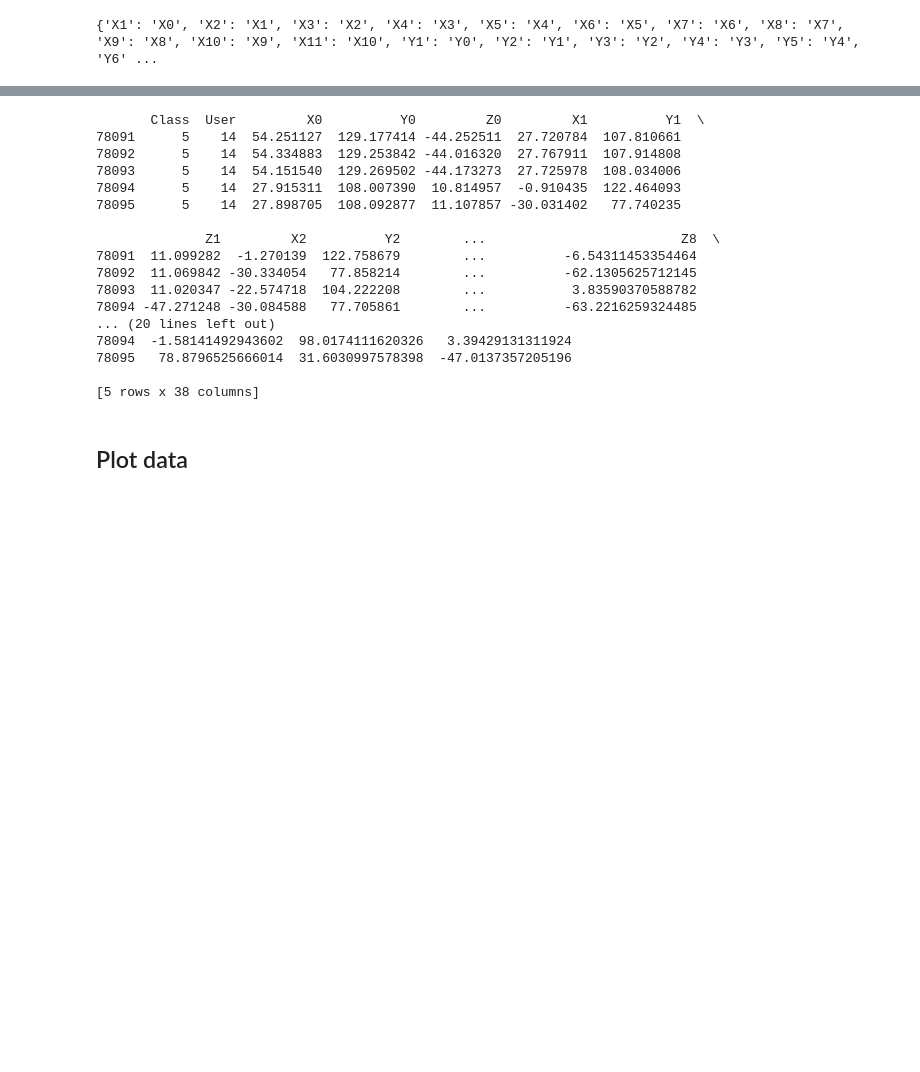
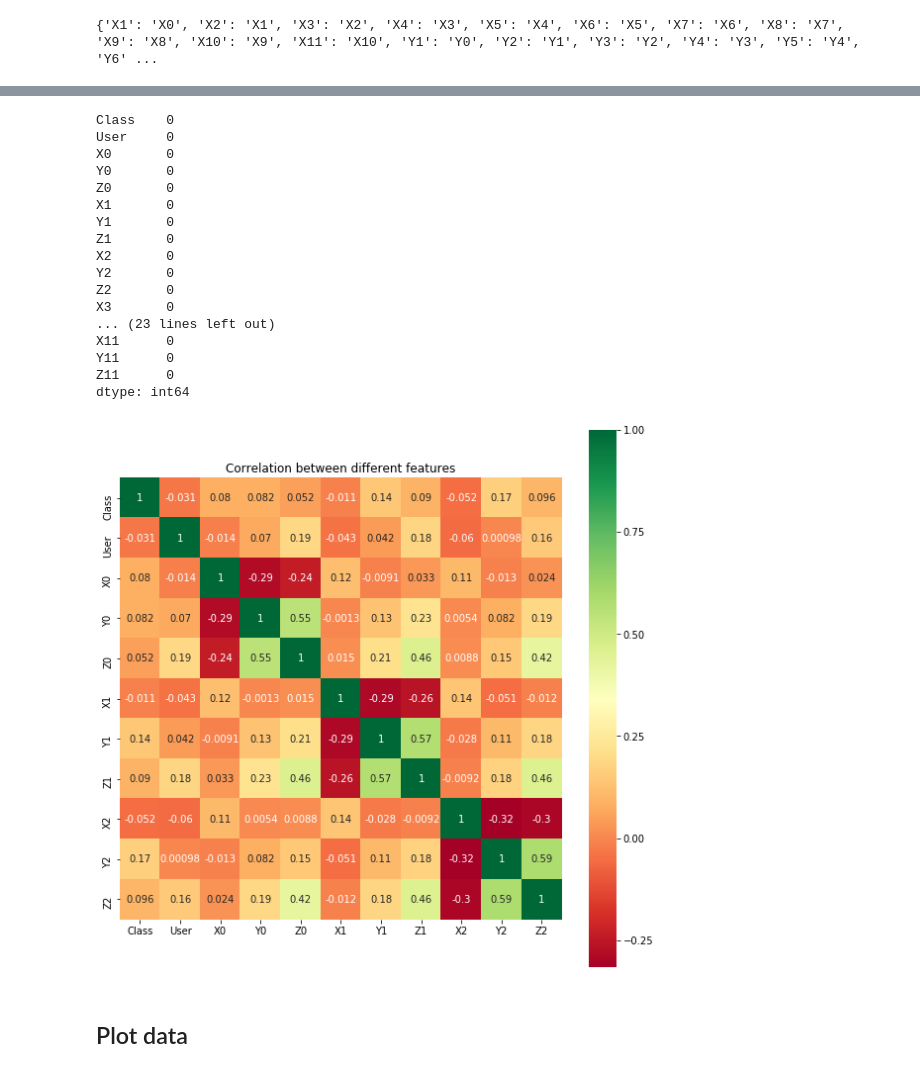
Before and after one commit to Machine-Learning-FGA/Hand-Postures, a Jupyter notebook: Preprocessing.ipynb, the cells around one changed output, grey strips where cells are left out. Cells and saved outputs as stored; diff of their text form; code cells hidden in the pictures; blank space fills up the shorter version.

```diff
--- a/Preprocessing.ipynb
+++ b/Preprocessing.ipynb
@@ -51,23 +84,3 @@ print('Finished')
 Started
 78094 37
 Finished
-# %%
-print(new_dataset.tail())
-# %% [output]
-       Class  User         X0          Y0         Z0         X1          Y1  \
-78091      5    14  54.251127  129.177414 -44.252511  27.720784  107.810661
-78092      5    14  54.334883  129.253842 -44.016320  27.767911  107.914808
-78093      5    14  54.151540  129.269502 -44.173273  27.725978  108.034006
-78094      5    14  27.915311  108.007390  10.814957  -0.910435  122.464093
-78095      5    14  27.898705  108.092877  11.107857 -30.031402   77.740235
-
-              Z1         X2          Y2        ...                         Z8  \
-78091  11.099282  -1.270139  122.758679        ...          -6.54311453354464
-78092  11.069842 -30.334054   77.858214        ...          -62.1305625712145
-78093  11.020347 -22.574718  104.222208        ...           3.83590370588782
-78094 -47.271248 -30.084588   77.705861        ...          -63.2216259324485
-... (20 lines left out)
-78094  -1.58141492943602  98.0174111620326   3.39429131311924
-78095   78.8796525666014  31.6030997578398  -47.0137357205196
-
-[5 rows x 38 columns]
@@ -74,3 +89,36 @@ print(new_dataset.tail())
+# %%
+import seaborn as sns
+import matplotlib as mpl
+import matplotlib.pyplot as plt
+import numpy as np
+print(new_dataset.isin(['?']).sum())
+correlation = new_dataset.corr()
+plt.figure(figsize=(10,10))
+g = sns.heatmap(correlation, vmax=1, square=True,annot=True,cmap='RdYlGn',xticklabels=True,yticklabels=True)
+
+# g.set_yticklabels(g.get_yticklabels(), rotation =0)
+# g.set_xticklabels(g.get_yticklabels(), size=7, rotation =90)
+plt.title('Correlation between different features')
+plt.show()
+# %% [output]
+Class    0
+User     0
+X0       0
+Y0       0
+Z0       0
+X1       0
+Y1       0
+Z1       0
+X2       0
+Y2       0
+Z2       0
+X3       0
+... (23 lines left out)
+X11      0
+Y11      0
+Z11      0
+dtype: int64
+[figure, added]
 # %% [markdown]
 ## Plot data
 # %%
```
Also changed, not shown: parts of 5 cells of this notebook.
